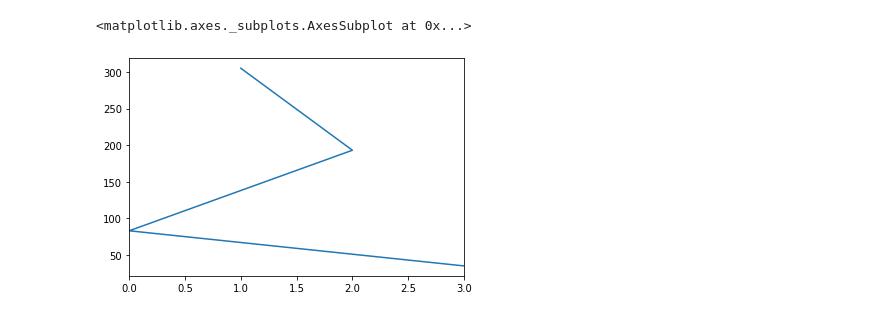
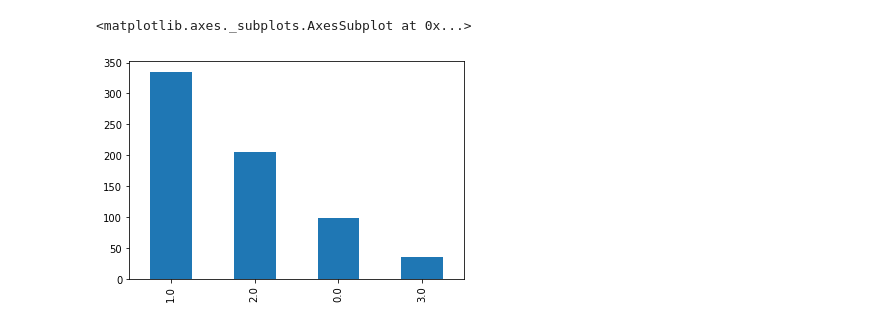
Before and after one commit to cvirginie/HumanMatters, a Jupyter notebook: HumanMatters.ipynb, the cells around one changed output. Drawn from its saved outputs; the diff is of its cells as text; code cells hidden in the pictures.

```diff
--- a/HumanMatters.ipynb
+++ b/HumanMatters.ipynb
@@ -250,10 +315,10 @@ min        0.000000
 max        3.000000
 Name: nb_selection_steps, dtype: float64
 # %%
-df['nb_selection_steps'].value_counts().plot()
+df['nb_selection_steps'].value_counts().plot(kind='bar')
 # %% [output]
 <matplotlib.axes._subplots.AxesSubplot at 0x...>
-[figure, old version]
+[figure, new version]
 # %%
 df['nb_lines'].describe()
 # %% [output]
```
Also changed, not shown: parts of 25 cells of this notebook.
